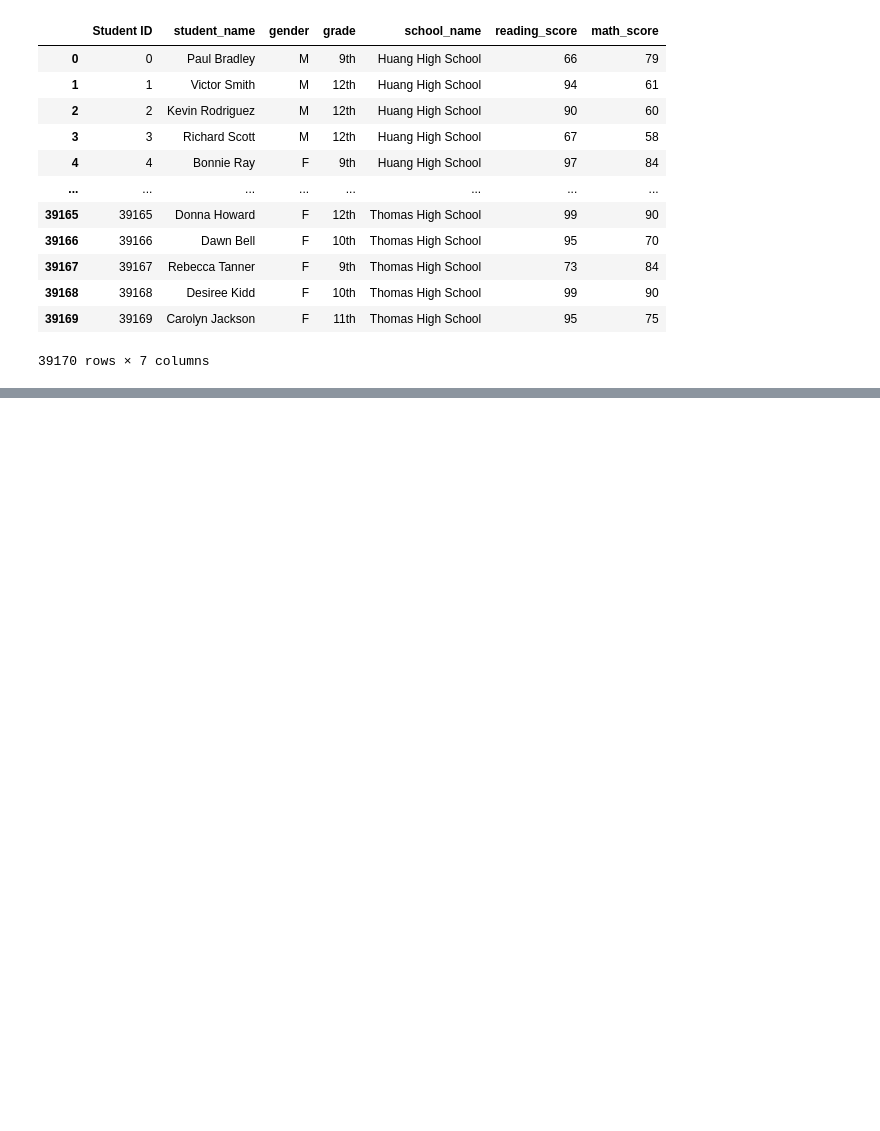
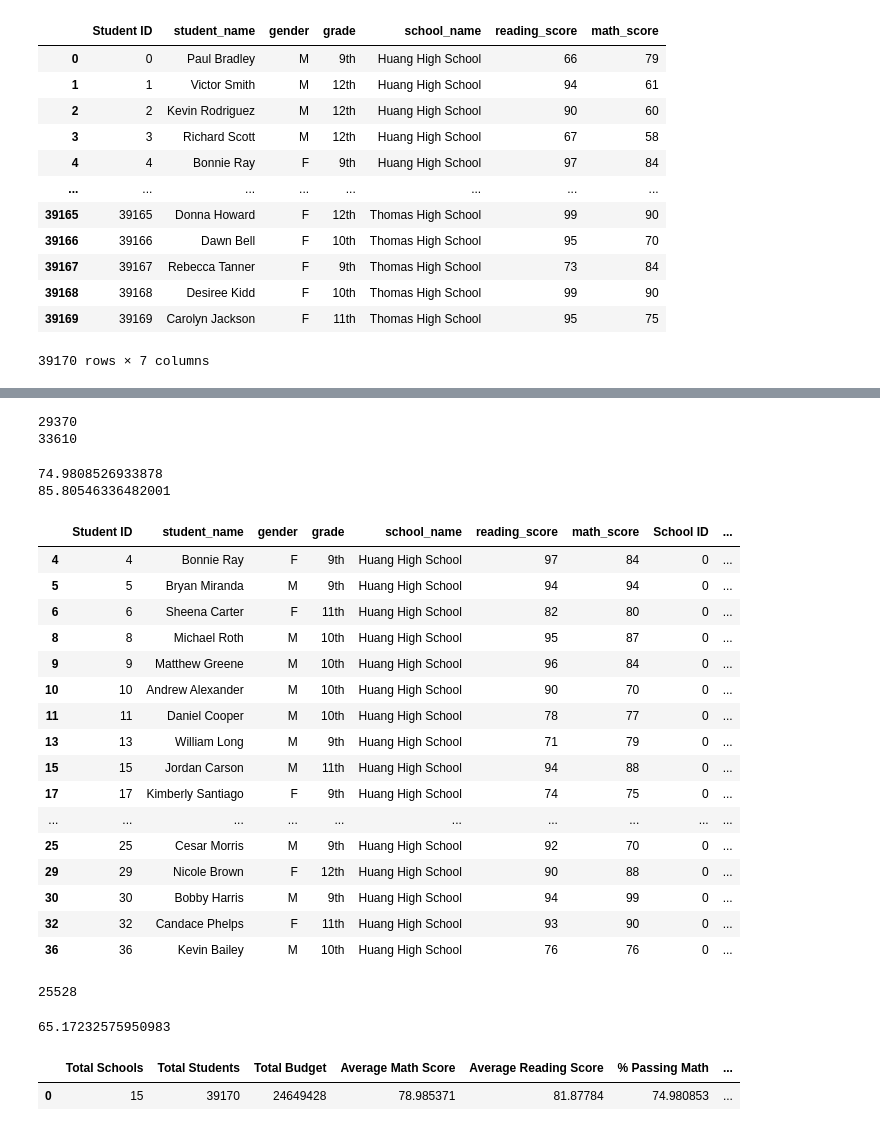
Before and after one commit to ZackGheen/School_District_Analysis, a Jupyter notebook: PyCitySchools.ipynb, the cells around one changed output, grey strips where cells are left out. Drawn from its saved outputs; the diff is of its cells as text; code cells hidden in the pictures; blank space fills up the shorter version.

```diff
--- a/PyCitySchools.ipynb
+++ b/PyCitySchools.ipynb
@@ -128,0 +247,73 @@ student_data_df
+# %%
+# Calculate the number of students passing math.
+passing_math_count = passing_math["student_name"].count()
+
+# Calculate the number of students passing reading.
+passing_reading_count = passing_reading["student_name"].count()
+
+print(passing_math_count)
+print(passing_reading_count)
+# %% [output]
+29370
+33610
+# %%
+# Calculate the percent that passed math.
+passing_math_percentage = passing_math_count / float(student_count) * 100
+
+# Calculate the percent that passed reading.
+passing_reading_percentage = passing_reading_count / float(student_count) * 100
+
+print(passing_math_percentage)
+print(passing_reading_percentage)
+# %% [output]
+74.9808526933878
+85.80546336482001
+# %%
+# Calculate the students who passed both math and reading.
+passing_math_reading = school_data_complete_df[(school_data_complete_df["math_score"] >= 70) & (school_data_complete_df["reading_score"] >= 70)]
+
+passing_math_reading.head(20)
+# %% [output]
+|  | Student ID | student_name | gender | grade | school_name | reading_score | math_score | School ID | ... |
+| 4 | 4 | Bonnie Ray | F | 9th | Huang High School | 97 | 84 | 0 | ... |
+| 5 | 5 | Bryan Miranda | M | 9th | Huang High School | 94 | 94 | 0 | ... |
+| 6 | 6 | Sheena Carter | F | 11th | Huang High School | 82 | 80 | 0 | ... |
+| 8 | 8 | Michael Roth | M | 10th | Huang High School | 95 | 87 | 0 | ... |
+| 9 | 9 | Matthew Greene | M | 10th | Huang High School | 96 | 84 | 0 | ... |
+| 10 | 10 | Andrew Alexander | M | 10th | Huang High School | 90 | 70 | 0 | ... |
+| 11 | 11 | Daniel Cooper | M | 10th | Huang High School | 78 | 77 | 0 | ... |
+| 13 | 13 | William Long | M | 9th | Huang High School | 71 | 79 | 0 | ... |
+| 15 | 15 | Jordan Carson | M | 11th | Huang High School | 94 | 88 | 0 | ... |
+| 17 | 17 | Kimberly Santiago | F | 9th | Huang High School | 74 | 75 | 0 | ... |
+| ... | ... | ... | ... | ... | ... | ... | ... | ... | ... |
+| 25 | 25 | Cesar Morris | M | 9th | Huang High School | 92 | 70 | 0 | ... |
+| 29 | 29 | Nicole Brown | F | 12th | Huang High School | 90 | 88 | 0 | ... |
+| 30 | 30 | Bobby Harris | M | 9th | Huang High School | 94 | 99 | 0 | ... |
+| 32 | 32 | Candace Phelps | F | 11th | Huang High School | 93 | 90 | 0 | ... |
+| 36 | 36 | Kevin Bailey | M | 10th | Huang High School | 76 | 76 | 0 | ... |
+# %%
+# Calculate the number of students who passed both math and reading.
+overall_passing_math_reading_count = passing_math_reading["student_name"].count()
+overall_passing_math_reading_count
+# %% [output]
+25528
+# %%
+overall_passing_percentage = overall_passing_math_reading_count / student_count * 100
+overall_passing_percentage
+# %% [output]
+65.17232575950983
+# %%
+# Adding a list of values with keys to create a new DataFrame.
+district_summary_df = pd.DataFrame(
+          [{"Total Schools": school_count,
+          "Total Students": student_count,
+          "Total Budget": total_budget,
+          "Average Math Score": average_math_score,
+          "Average Reading Score": average_reading_score,
+          "% Passing Math": passing_math_percentage,
+         "% Passing Reading": passing_reading_percentage,
+        "% Overall Passing": overall_passing_percentage}])
+district_summary_df
+# %% [output]
+|  | Total Schools | Total Students | Total Budget | Average Math Score | Average Reading Score | % Passing Math | ... |
+| 0 | 15 | 39170 | 24649428 | 78.985371 | 81.87784 | 74.980853 | ... |
```
Also changed, not shown: parts of 40 cells of this notebook.
